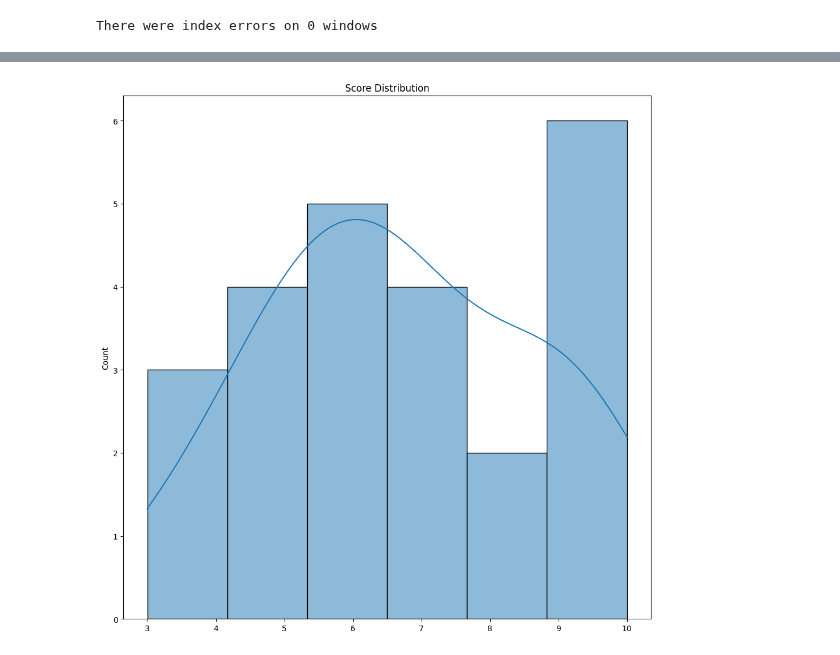
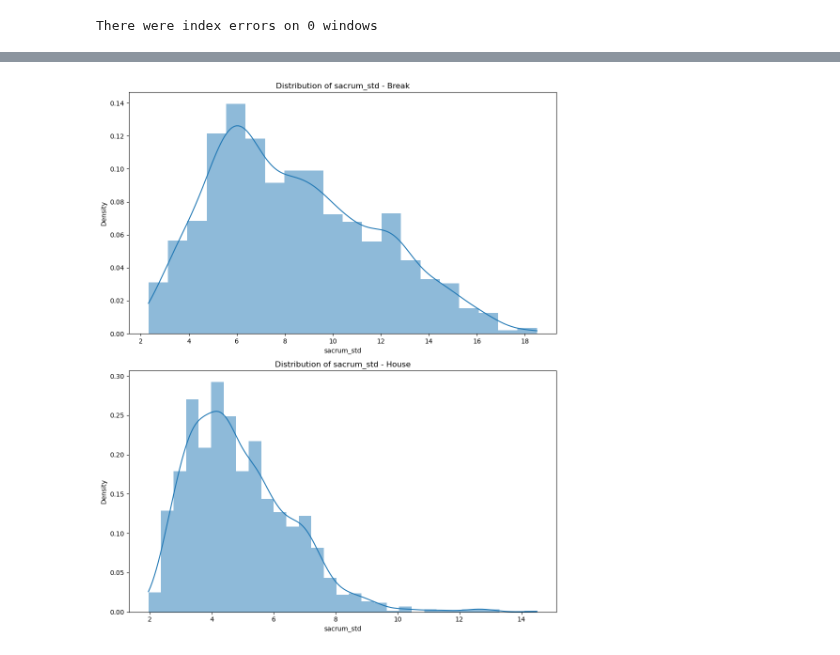
Before and after one commit to tBenBaker/MovementClassifier, a Jupyter notebook: DanceProj1/notebooks/01.1_slidingwindow.ipynb, the cells around one changed output, grey strips where cells are left out. Saved outputs shown, nothing was run; the diff lists cells and outputs as text; code cells hidden in the pictures.

```diff
--- a/DanceProj1/notebooks/01.1_slidingwindow.ipynb
+++ b/DanceProj1/notebooks/01.1_slidingwindow.ipynb
@@ -220,29 +71,33 @@ plt.show()
-# %%
-#average score on the quiz
-import numpy as np
-import matplotlib.pyplot as plt
-import seaborn as sns
-
-# Assuming scorelist is already defined
-scorelist = np.array(scorelist)  # Converting to a NumPy array for easier calculation
-
-# Descriptive statistics
-mean_score = np.mean(scorelist)
-median_score = np.median(scorelist)
-variance_score = np.var(scorelist)
-std_deviation_score = np.std(scorelist)
-min_score = np.min(scorelist)
-max_score = np.max(scorelist)
-
-# Visualizations
-plt.figure(figsize=(10, 10))
-
-# Histogram
-sns.histplot(scorelist, kde=True)
-plt.title('Score Distribution')
-
-
-plt.tight_layout()
-plt.show()
-# %% [output]
-[figure, removed]
+# %%
+import matplotlib.pyplot as plt
+import seaborn as sns
+
+# Choose the genre you're interested in
+selected_genre1 = 'Break'  # Example genre
+selected_genre2 = 'House'  # Example genre
+selected_feature = 'sacrum_std'  # Example feature
+
+fig, axs = plt.subplots(2, 1, figsize=(10, 12))
+
+# Filter the dataframe for the selected genre
+genre_data1 = dfBM[dfBM['Genre'] == selected_genre1]
+
+# Plotting the distribution for a specific feature within the selected genre
+sns.histplot(genre_data1[selected_feature], kde=True, stat="density", linewidth=0, ax=axs[0])
+axs[0].set_title(f'Distribution of {selected_feature} - {selected_genre1}')
+axs[0].set_xlabel(f'{selected_feature}')
+axs[0].set_ylabel('Density')
+
+# repeat for genre2
+genre_data2 = dfBM[dfBM['Genre'] == selected_genre2]
+
+# Plotting the distribution for a specific feature within the selected genre
+sns.histplot(genre_data2[selected_feature], kde=True, stat="density", linewidth=0, ax=axs[1])
+axs[1].set_title(f'Distribution of {selected_feature} - {selected_genre2}')
+axs[1].set_xlabel(f'{selected_feature}')
+axs[1].set_ylabel('Density')
+
+plt.tight_layout()
+plt.show()
+# %% [output]
+[figure, added]
```
Also changed, not shown: parts of 13 cells of this notebook, 9 other files.
